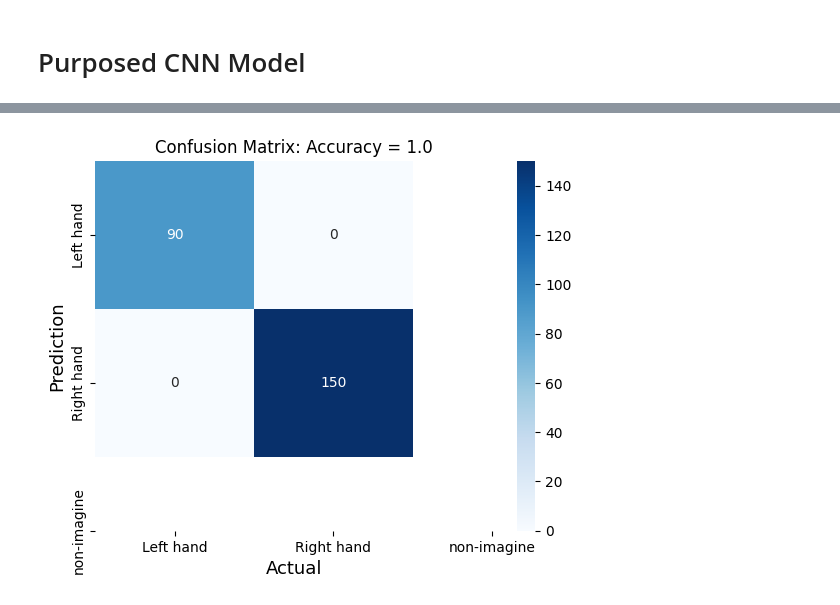
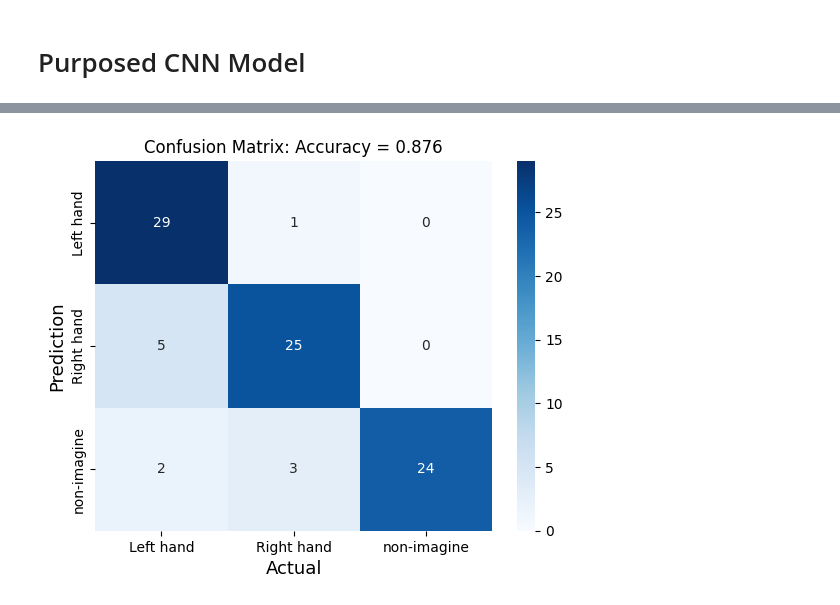
Before and after one commit to pipogood/Senior_Thesis, a Jupyter notebook: 00_Unicorn_deep.ipynb, the cells around one changed output, grey strips where cells are left out. Cells and saved outputs as stored; diff of their text form; code cells hidden in the pictures.

```diff
--- a/00_Unicorn_deep.ipynb
+++ b/00_Unicorn_deep.ipynb
@@ -199,19 +179,19 @@ array([2, 1, 1, 1, 2, 1, 1, 1, 2, 1, 1, 1, 2, 1, 1, 1, 2, 1, 1, 1, 2, 1,
 # %% [markdown]
 try csp+lda trined model
 # %%
-# csp2 = CSP(n_components=component_num, reg=None, log=None)
-# csp2.fit(train_data, labels)
-# with open('trained_csp2_model.pkl', 'wb') as file:
-#     pickle.dump(csp2, file)
+csp2 = CSP(n_components=component_num, reg=None, log=None)
+csp2.fit(train_data, labels)
+with open('trained_csp2_model.pkl', 'wb') as file:
+    pickle.dump(csp2, file)
 
 with open('trained_csp2_model.pkl', 'rb') as file:
     trained_csp2 = pickle.load(file)
 new_data2 = trained_csp2.transform(train_data)
 
-# lda2 = LinearDiscriminantAnalysis()
-# lda2.fit(new_data2, labels)
-# with open('trained_lda_model.pkl', 'wb') as file:
-#     pickle.dump(lda2, file)
+lda2 = LinearDiscriminantAnalysis()
+lda2.fit(new_data2, labels)
+with open('trained_lda_model.pkl', 'wb') as file:
+    pickle.dump(lda2, file)
 
 with open('trained_lda_model.pkl', 'rb') as file:
     trained_lda = pickle.load(file)
@@ -300,7 +290,7 @@ train csp
 # %% [markdown]
 load csp
 # %%
-with open('trained_csp_newsess_nonvsim_model.pkl', 'rb') as file:
+with open('trained_csp_newsess_NRL_model.pkl', 'rb') as file:
     trained_csp = pickle.load(file)
 
 new_data = trained_csp.transform(train_data)
@@ -325,6 +331,7 @@ FFT
 CWT
 # %%
 FB = 1
+# new_data = train_data
 train_cwt = np.ndarray(shape=(new_data.shape[0], new_data.shape[2], component_num*FB))
 for jj in range(0, new_data.shape[0]):
     train_cwt[jj] = new_data[jj].T
@@ -343,7 +350,7 @@ for ii in range(0,train_size):
         signal = train_cwt[ii, :, jj]
         coeff, _ = pywt.cwt(signal, scales, waveletname, 1)
         coeff_ = coeff[:,:new_data.shape[2]]
-        train_data_cwt[ii, :, :, jj] = coeff_
+        train_data_cwt[ii, :, :, jj] = abs(coeff_)
 print(np.shape(train_data_cwt))
 
 train_cwt_stack = np.ndarray(shape=(train_size, len(scales)*component_num*FB, new_data.shape[2]))
@@ -352,8 +359,7 @@ train_cwt_stack = np.ndarray(shape=(train_size, len(scales)*component_num*FB, ne
 
 for jj in range(0,train_data_cwt.shape[0]):
     # train_cwt_stack[jj] = np.concatenate(train_data_cwt[jj], axis = 1)
-
-    train_cwt_stack[jj] = np.vstack((train_data_cwt[jj,:,:,0], train_data_cwt[jj,:,:,1], train_data_cwt[jj,:,:,2], train_data_cwt[jj,:,:,3], train_data_cwt[jj,:,:,4], train_data_cwt[jj,:,:,5], train_data_cwt[jj,:,:,6], train_data_cwt[jj,:,:,7]))
+    train_cwt_stack[jj] = np.vstack((train_data_cwt[jj,:,:,0], train_data_cwt[jj,:,:,1], train_data_cwt[jj,:,:,2], train_data_cwt[jj,:,:,3], train_data_cwt[jj,:,:,4], train_data_cwt[jj,:,:,5], train_data_cwt[jj,:,:,6],train_data_cwt[jj,:,:,7]))
     # train_cwt_stack[jj] = np.vstack((train_data_cwt[jj,:,:,0], train_data_cwt[jj,:,:,1], train_data_cwt[jj,:,:,2]))
 print(np.shape(train_cwt_stack))
 # %% [output]
@@ -369,3 +398,6 @@ print(np.shape(train_cwt_stack))
+# %%
+train_cwt_stack = np.delete(train_cwt_stack, 68, axis = 0)
+labels = np.delete(labels, 68)
 # %% [markdown]
 Try scaler
 # %%
@@ -459,7 +520,7 @@ y_test = keras.utils.to_categorical(y_test-lowest, num_classes)
 from keras.models import load_model
 from sklearn.metrics import confusion_matrix
 import seaborn as sns
-pretrained_model = load_model("CNN_model_newsess_nonvsim_weights.h5")
+pretrained_model = load_model("CNN_model_newsess_NRL_weights.h5")
 
 y_test = keras.utils.to_categorical(labels-lowest, num_classes)
 
@@ -497 +558 @@ plt.show()
-[figure, old version]
+[figure, new version]
```
Also changed, not shown: parts of 25 cells of this notebook, 32 other files.
